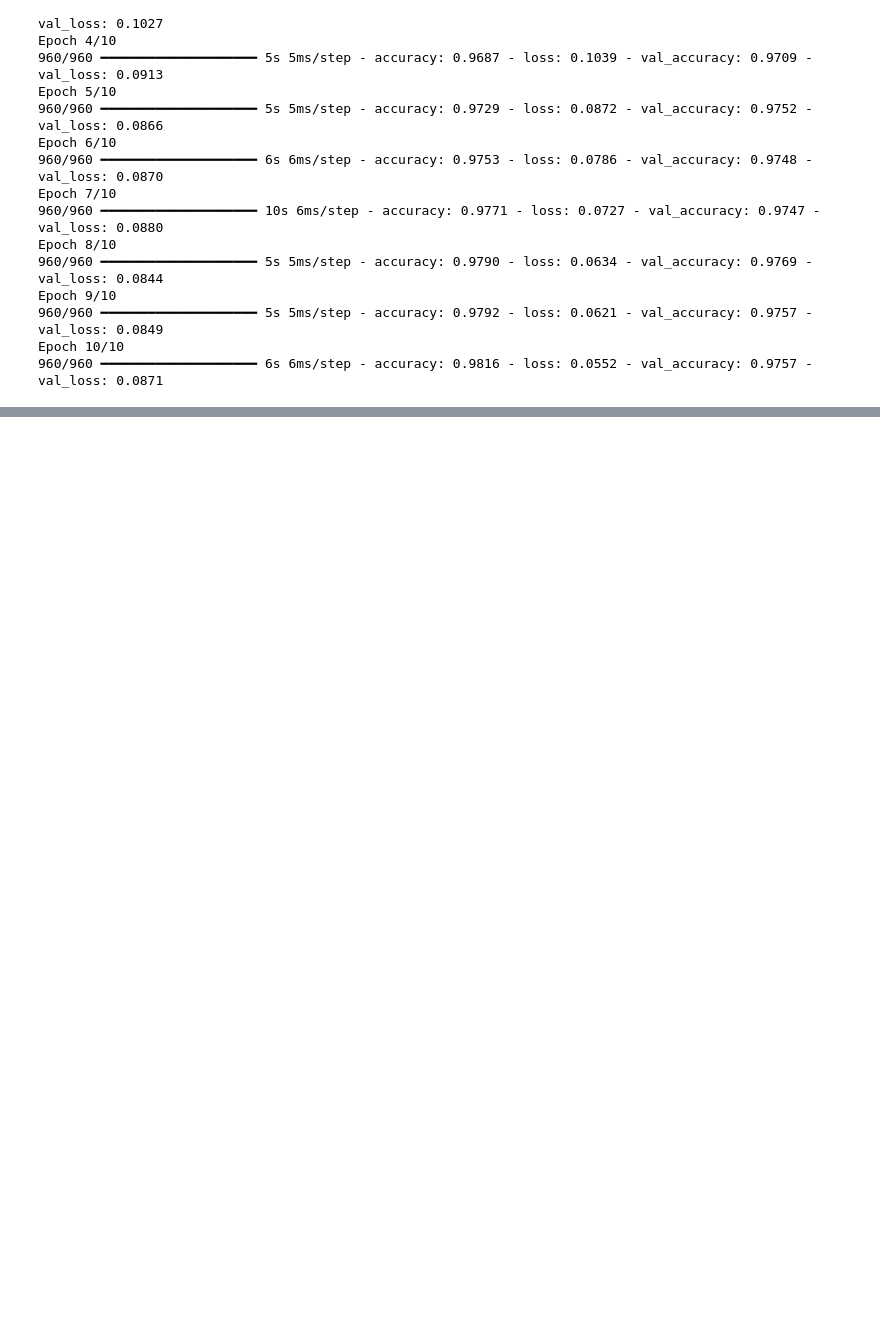
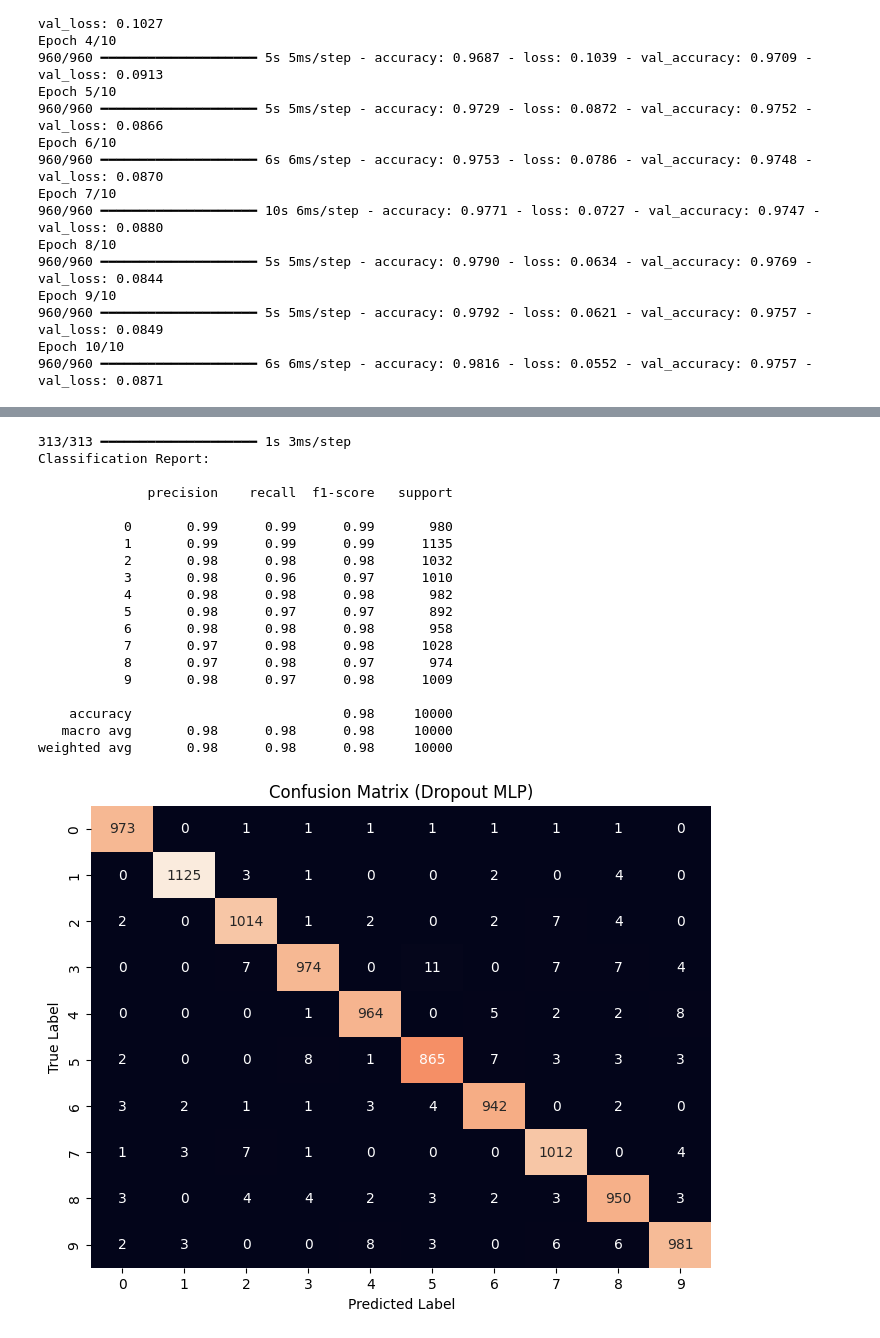
Before and after one commit to Anuj04432/Handwritten_Digit_Classification, a Jupyter notebook: handwritten_digit_classification.ipynb, the cells around one changed output, grey strips where cells are left out. Saved outputs shown, nothing was run; the diff lists cells and outputs as text; code cells hidden in the pictures; blank space fills up the shorter version.

Commit message:
prediction done

```diff
--- a/handwritten_digit_classification.ipynb
+++ b/handwritten_digit_classification.ipynb
@@ -157,0 +231,37 @@ Epoch 10/10
+# %%
+y_pred_probs = dropout_model.predict(x_test)
+y_pred = np.argmax(y_pred_probs, axis=1)
+
+    # Precision, recall, and F1-score for each digit (0-9)
+print("Classification Report:\n")
+print(classification_report(y_test, y_pred))
+
+    # Confusion Matrix Heatmap
+cm = confusion_matrix(y_test, y_pred)
+plt.figure(figsize=(8, 6))
+sns.heatmap(cm, annot=True, fmt="d", cbar=False)
+plt.xlabel("Predicted Label")
+plt.ylabel("True Label")
+plt.title("Confusion Matrix (Dropout MLP)")
+plt.show()
+# %% [output]
+313/313 ━━━━━━━━━━━━━━━━━━━━ 1s 3ms/step
+Classification Report:
+
+              precision    recall  f1-score   support
+
+           0       0.99      0.99      0.99       980
+           1       0.99      0.99      0.99      1135
+           2       0.98      0.98      0.98      1032
+           3       0.98      0.96      0.97      1010
+           4       0.98      0.98      0.98       982
+           5       0.98      0.97      0.97       892
+           6       0.98      0.98      0.98       958
+           7       0.97      0.98      0.98      1028
+           8       0.97      0.98      0.97       974
+           9       0.98      0.97      0.98      1009
+
+    accuracy                           0.98     10000
+   macro avg       0.98      0.98      0.98     10000
+weighted avg       0.98      0.98      0.98     10000
+[figure, added]
```
Also changed, not shown: parts of 7 cells of this notebook.
